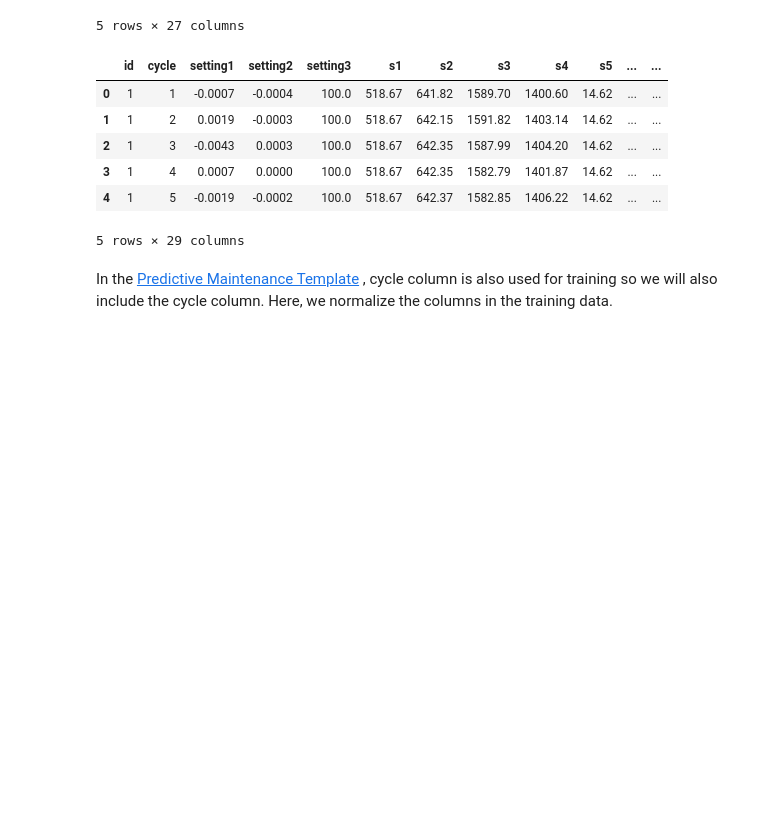
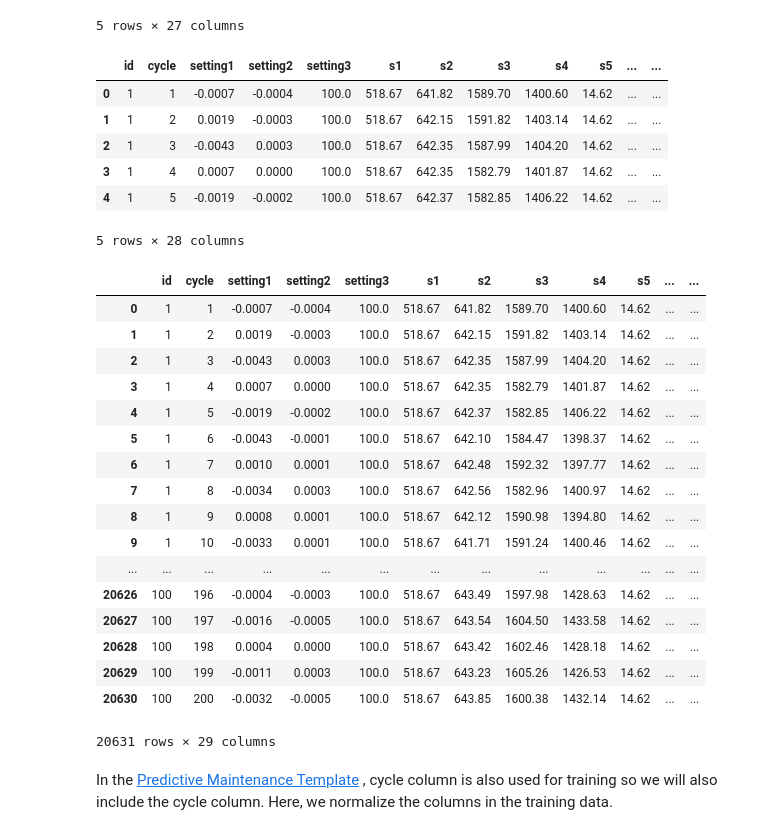
Before and after one commit to noshaq/Vehicle_remote_sensing, a Jupyter notebook: Deep Learning Basics for Predictive Maintenance.ipynb, the cells around one changed output. Saved outputs shown, nothing was run; the diff lists cells and outputs as text; code cells hidden in the pictures; blank space fills up the shorter version.

```diff
--- a/Deep Learning Basics for Predictive Maintenance.ipynb
+++ b/Deep Learning Basics for Predictive Maintenance.ipynb
@@ -102,8 +114,7 @@ train_df.head()
 w1 = 30
 w0 = 15
 train_df['label1'] = np.where(train_df['RUL'] <= w1, 1, 0 )
-train_df['label2'] = train_df['label1']
-train_df.loc[train_df['RUL'] <= w0, 'label2'] = 2
+
 train_df.head()
 # %% [output]
 |  | id | cycle | setting1 | setting2 | setting3 | s1 | s2 | s3 | s4 | s5 | ... | ... |
@@ -112,7 +123,30 @@ train_df.head()
 | 2 | 1 | 3 | -0.0043 | 0.0003 | 100.0 | 518.67 | 642.35 | 1587.99 | 1404.20 | 14.62 | ... | ... |
 | 3 | 1 | 4 | 0.0007 | 0.0000 | 100.0 | 518.67 | 642.35 | 1582.79 | 1401.87 | 14.62 | ... | ... |
 | 4 | 1 | 5 | -0.0019 | -0.0002 | 100.0 | 518.67 | 642.37 | 1582.85 | 1406.22 | 14.62 | ... | ... |
-5 rows × 29 columns
+5 rows × 28 columns
+# %%
+train_df['label2'] = train_df['label1']
+train_df.loc[train_df['RUL'] <= w0, 'label2'] = 2
+train_df
+# %% [output]
+|  | id | cycle | setting1 | setting2 | setting3 | s1 | s2 | s3 | s4 | s5 | ... | ... |
+| 0 | 1 | 1 | -0.0007 | -0.0004 | 100.0 | 518.67 | 641.82 | 1589.70 | 1400.60 | 14.62 | ... | ... |
+| 1 | 1 | 2 | 0.0019 | -0.0003 | 100.0 | 518.67 | 642.15 | 1591.82 | 1403.14 | 14.62 | ... | ... |
+| 2 | 1 | 3 | -0.0043 | 0.0003 | 100.0 | 518.67 | 642.35 | 1587.99 | 1404.20 | 14.62 | ... | ... |
+| 3 | 1 | 4 | 0.0007 | 0.0000 | 100.0 | 518.67 | 642.35 | 1582.79 | 1401.87 | 14.62 | ... | ... |
+| 4 | 1 | 5 | -0.0019 | -0.0002 | 100.0 | 518.67 | 642.37 | 1582.85 | 1406.22 | 14.62 | ... | ... |
+| 5 | 1 | 6 | -0.0043 | -0.0001 | 100.0 | 518.67 | 642.10 | 1584.47 | 1398.37 | 14.62 | ... | ... |
+| 6 | 1 | 7 | 0.0010 | 0.0001 | 100.0 | 518.67 | 642.48 | 1592.32 | 1397.77 | 14.62 | ... | ... |
+| 7 | 1 | 8 | -0.0034 | 0.0003 | 100.0 | 518.67 | 642.56 | 1582.96 | 1400.97 | 14.62 | ... | ... |
+| 8 | 1 | 9 | 0.0008 | 0.0001 | 100.0 | 518.67 | 642.12 | 1590.98 | 1394.80 | 14.62 | ... | ... |
+| 9 | 1 | 10 | -0.0033 | 0.0001 | 100.0 | 518.67 | 641.71 | 1591.24 | 1400.46 | 14.62 | ... | ... |
+| ... | ... | ... | ... | ... | ... | ... | ... | ... | ... | ... | ... | ... |
+| 20626 | 100 | 196 | -0.0004 | -0.0003 | 100.0 | 518.67 | 643.49 | 1597.98 | 1428.63 | 14.62 | ... | ... |
+| 20627 | 100 | 197 | -0.0016 | -0.0005 | 100.0 | 518.67 | 643.54 | 1604.50 | 1433.58 | 14.62 | ... | ... |
+| 20628 | 100 | 198 | 0.0004 | 0.0000 | 100.0 | 518.67 | 643.42 | 1602.46 | 1428.18 | 14.62 | ... | ... |
+| 20629 | 100 | 199 | -0.0011 | 0.0003 | 100.0 | 518.67 | 643.23 | 1605.26 | 1426.53 | 14.62 | ... | ... |
+| 20630 | 100 | 200 | -0.0032 | -0.0005 | 100.0 | 518.67 | 643.85 | 1600.38 | 1432.14 | 14.62 | ... | ... |
+20631 rows × 29 columns
 # %% [markdown]
 In the [Predictive Maintenance Template](https://gallery.cortanaintelligence.com/Collection/Predictive-Maintenance-Template-3) , cycle column is also used for training so we will also include the cycle column. Here, we normalize the columns in the training data.
 # %%
```
Also changed, not shown: parts of 17 cells of this notebook, 4 other files.
